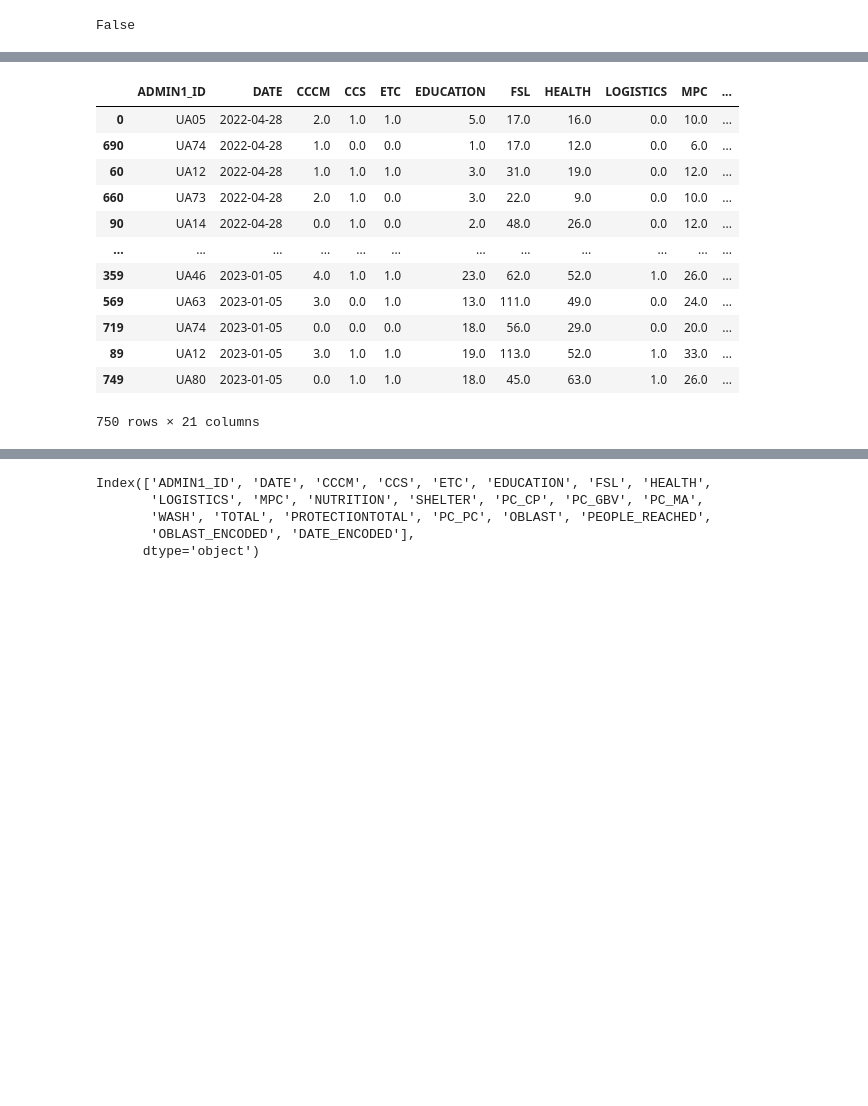
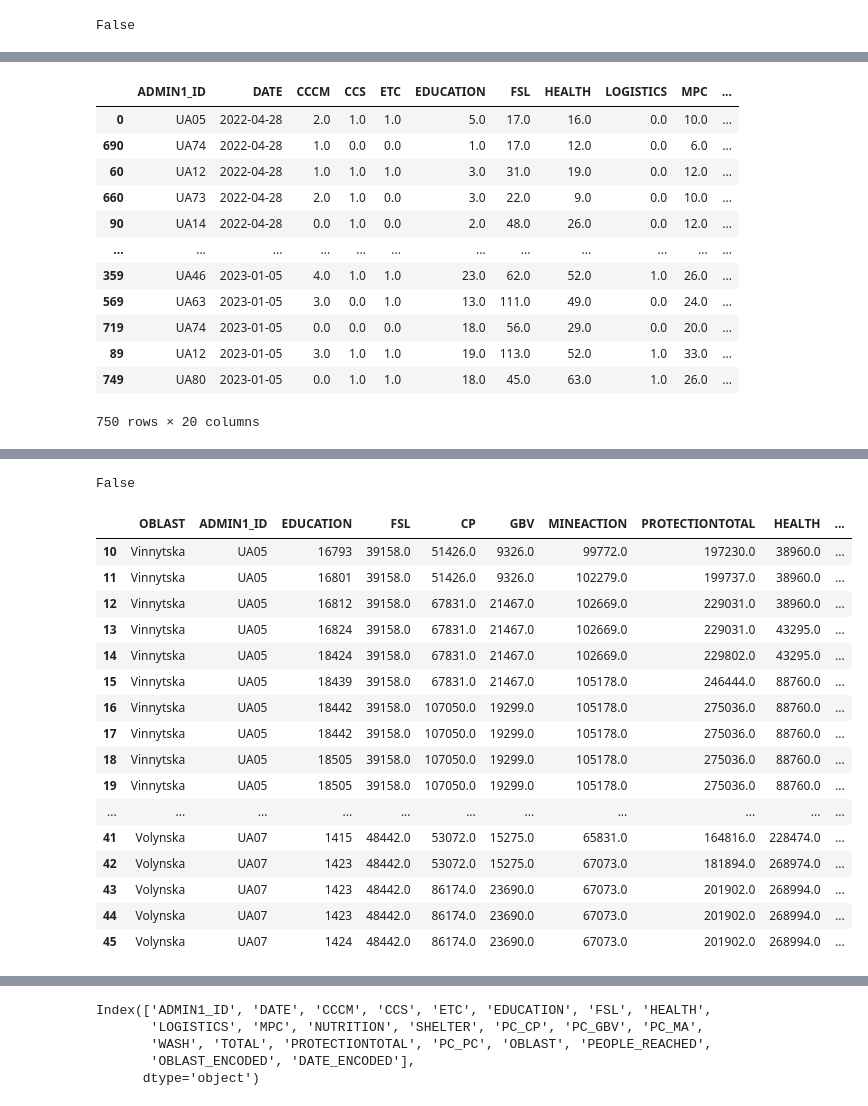
Before and after one commit to reo113/GuideHouse_Project, a Jupyter notebook: GuideHouse_Colab.ipynb, the cells around one changed output, grey strips where cells are left out. Saved outputs shown, nothing was run; the diff lists cells and outputs as text; code cells hidden in the pictures; blank space fills up the shorter version.

Commit message:
Adjusted dataframes per Robert's code

```diff
--- a/GuideHouse_Colab.ipynb
+++ b/GuideHouse_Colab.ipynb
@@ -121,3 +131,6 @@ merged_sheet3 = pd.merge(res_sheet3, combined_sheet3[['ADMIN1_ID', 'DATE', 'OBLA
+# %%
+merged_sheet2.fillna(0,inplace=True)
+merged_sheet2.drop(columns=['ADM1_ID'],inplace=True)
 # %%
 merged_sheet1.shape
 # %% [output]
@@ -217,4 +230,10 @@ merged_sheet1.iloc[26] = merged_sheet1.iloc[26].replace(0,np.nan)
 
 merged_sheet3.iloc[25] = merged_sheet3.iloc[25].replace(merged_sheet3.iloc[25]['PEOPLEREACHED'],np.nan)
 merged_sheet3.iloc[26] = merged_sheet3.iloc[26].replace(merged_sheet3.iloc[26]['PEOPLEREACHED'],np.nan)
+# %%
+# replace zero values in the empty tuple to NAN for future linear interpolation of People
+#NOTE : THIS IS HARD CODED NOT OPTIMAL
+merged_sheet2.iloc[19] = merged_sheet2.iloc[19].replace(0,np.nan)
+merged_sheet2.iloc[22] = merged_sheet2.iloc[22].replace(0,np.nan)
+merged_sheet2.iloc[23] = merged_sheet2.iloc[23].replace(0,np.nan)
 # %%
@@ -262,5 +280,5 @@ interpolated_df.iloc[20:35]
 # %%
-interpolated_df.sort_values(by=['DATE'])
+num_of_org_interpolated_df.sort_values(by=['DATE'])
 # %% [output]
 |  | ADMIN1_ID | DATE | CCCM | CCS | ETC | EDUCATION | FSL | HEALTH | LOGISTICS | MPC | ... |
 | 0 | UA05 | 2022-04-28 | 2.0 | 1.0 | 1.0 | 5.0 | 17.0 | 16.0 | 0.0 | 10.0 | ... |
@@ -274,5 +292,5 @@ interpolated_df.sort_values(by=['DATE'])
 | 719 | UA74 | 2023-01-05 | 0.0 | 0.0 | 0.0 | 18.0 | 56.0 | 29.0 | 0.0 | 20.0 | ... |
 | 89 | UA12 | 2023-01-05 | 3.0 | 1.0 | 1.0 | 19.0 | 113.0 | 52.0 | 1.0 | 33.0 | ... |
 | 749 | UA80 | 2023-01-05 | 0.0 | 1.0 | 1.0 | 18.0 | 45.0 | 63.0 | 1.0 | 26.0 | ... |
-750 rows × 21 columns
+750 rows × 20 columns
 # %%
@@ -287,3 +305,34 @@ interpolated_df.describe()
 | 50% | 0.000000 | 0.000000 | 0.000000 | 5.000000 | 29.000000 | 16.000000 | 0.000000 | 12.000000 | 1.000000 | 10.000000 | ... |
 | 75% | 1.000000 | 1.000000 | 0.000000 | 9.000000 | 44.000000 | 25.000000 | 0.000000 | 18.000000 | 2.000000 | 16.000000 | ... |
 | max | 8.000000 | 2.000000 | 2.000000 | 32.000000 | 202.000000 | 100.000000 | 2.000000 | 56.000000 | 10.000000 | 80.000000 | ... |
+# %%
+#filled null values using linear interpolation
+people_reached_interpolated_df = merged_sheet2.interpolate(method='linear',limit_direction='both')
+people_reached_interpolated_df.fillna(method='ffill', limit=2,inplace=True)
+# %%
+people_reached_interpolated_df.isna().any().any()
+# %% [output]
+False
+# %%
+# rounded all int and float dtypes since interpolation caused floats
+people_reached_interpolated_df = people_reached_interpolated_df.applymap(lambda x: round(x, 1) if isinstance(x, (int, float)) else x)
+# %%
+people_reached_interpolated_df.iloc[10:46]
+# %% [output]
+|  | OBLAST | ADMIN1_ID | EDUCATION | FSL | CP | GBV | MINEACTION | PROTECTIONTOTAL | HEALTH | ... |
+| 10 | Vinnytska | UA05 | 16793 | 39158.0 | 51426.0 | 9326.0 | 99772.0 | 197230.0 | 38960.0 | ... |
+| 11 | Vinnytska | UA05 | 16801 | 39158.0 | 51426.0 | 9326.0 | 102279.0 | 199737.0 | 38960.0 | ... |
+| 12 | Vinnytska | UA05 | 16812 | 39158.0 | 67831.0 | 21467.0 | 102669.0 | 229031.0 | 38960.0 | ... |
+| 13 | Vinnytska | UA05 | 16824 | 39158.0 | 67831.0 | 21467.0 | 102669.0 | 229031.0 | 43295.0 | ... |
+| 14 | Vinnytska | UA05 | 18424 | 39158.0 | 67831.0 | 21467.0 | 102669.0 | 229802.0 | 43295.0 | ... |
+| 15 | Vinnytska | UA05 | 18439 | 39158.0 | 67831.0 | 21467.0 | 105178.0 | 246444.0 | 88760.0 | ... |
+| 16 | Vinnytska | UA05 | 18442 | 39158.0 | 107050.0 | 19299.0 | 105178.0 | 275036.0 | 88760.0 | ... |
+| 17 | Vinnytska | UA05 | 18442 | 39158.0 | 107050.0 | 19299.0 | 105178.0 | 275036.0 | 88760.0 | ... |
+| 18 | Vinnytska | UA05 | 18505 | 39158.0 | 107050.0 | 19299.0 | 105178.0 | 275036.0 | 88760.0 | ... |
+| 19 | Vinnytska | UA05 | 18505 | 39158.0 | 107050.0 | 19299.0 | 105178.0 | 275036.0 | 88760.0 | ... |
+| ... | ... | ... | ... | ... | ... | ... | ... | ... | ... | ... |
+| 41 | Volynska | UA07 | 1415 | 48442.0 | 53072.0 | 15275.0 | 65831.0 | 164816.0 | 228474.0 | ... |
+| 42 | Volynska | UA07 | 1423 | 48442.0 | 53072.0 | 15275.0 | 67073.0 | 181894.0 | 268974.0 | ... |
+| 43 | Volynska | UA07 | 1423 | 48442.0 | 86174.0 | 23690.0 | 67073.0 | 201902.0 | 268994.0 | ... |
+| 44 | Volynska | UA07 | 1423 | 48442.0 | 86174.0 | 23690.0 | 67073.0 | 201902.0 | 268994.0 | ... |
+| 45 | Volynska | UA07 | 1424 | 48442.0 | 86174.0 | 23690.0 | 67073.0 | 201902.0 | 268994.0 | ... |
```
Also changed, not shown: parts of 32 cells of this notebook.
